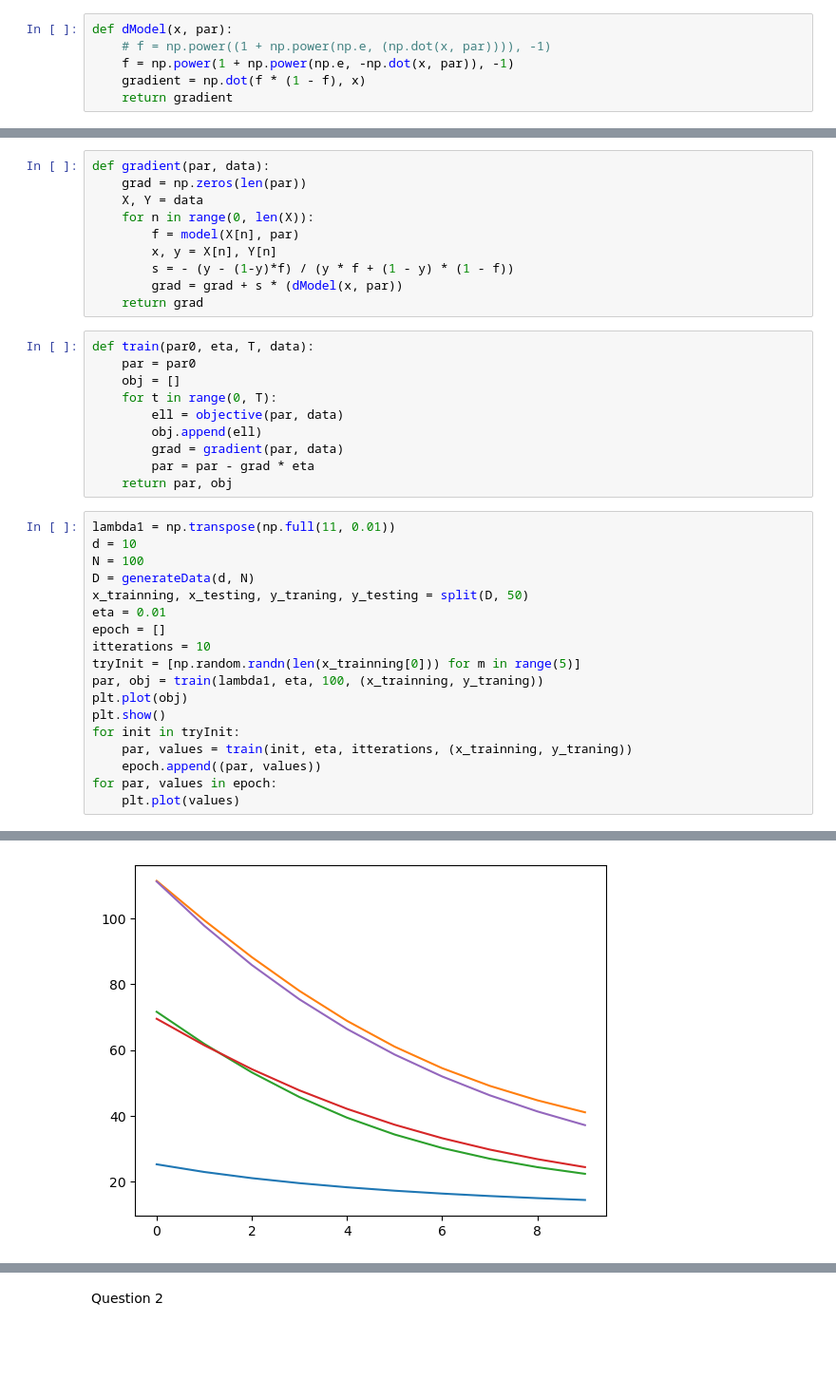
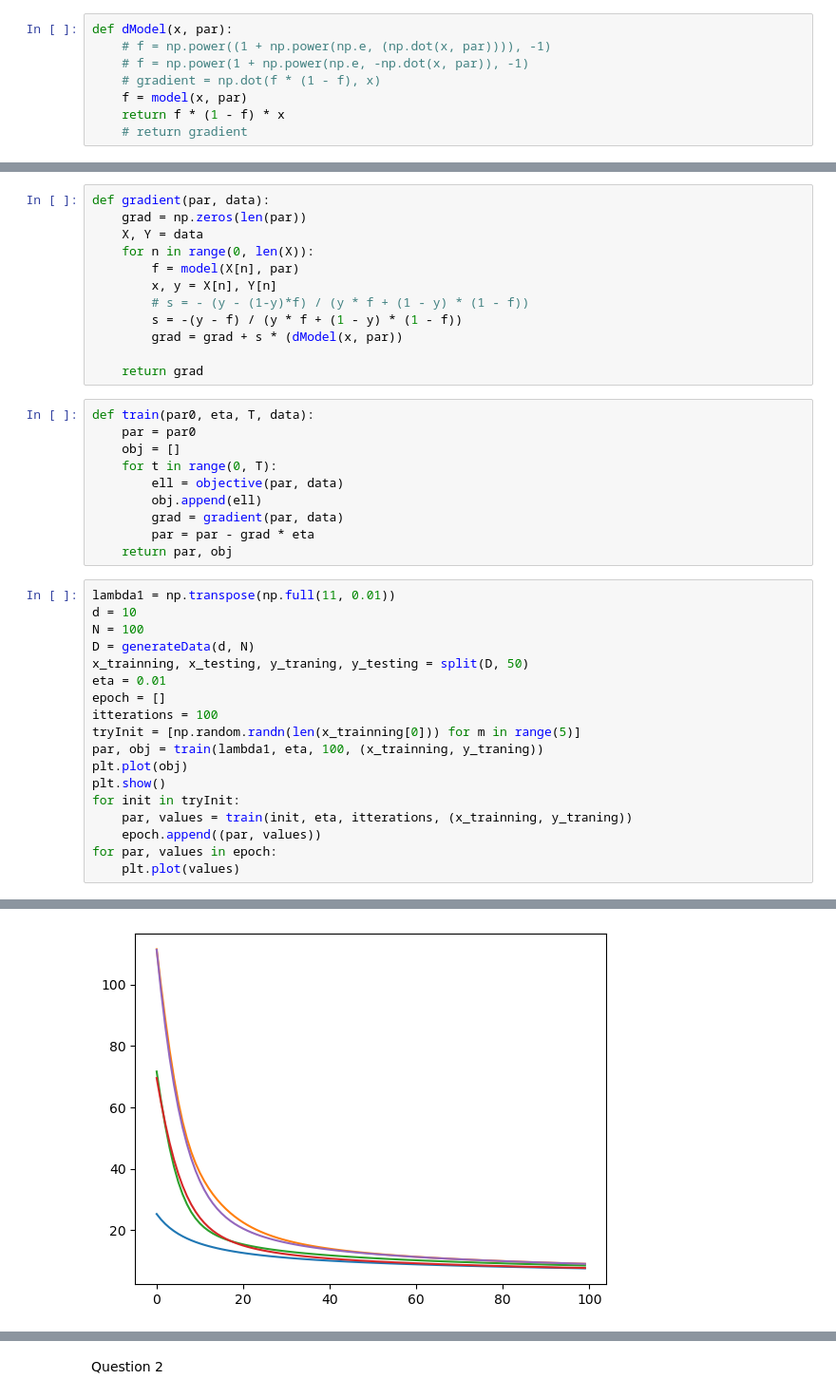
Before and after one commit to hayden000/Data-Analysis, a Jupyter notebook: data.ipynb, the cells around one changed output, grey strips where cells are left out. Shown at 95% size. Saved outputs shown, nothing was run; the diff lists cells and outputs as text; blank space fills up the shorter version.

```diff
--- a/data.ipynb
+++ b/data.ipynb
@@ -33,9 +33,11 @@ def model(x, par):
 # %%
 def dModel(x, par):
     # f = np.power((1 + np.power(np.e, (np.dot(x, par)))), -1)
-    f = np.power(1 + np.power(np.e, -np.dot(x, par)), -1)
-    gradient = np.dot(f * (1 - f), x)
-    return gradient
+    # f = np.power(1 + np.power(np.e, -np.dot(x, par)), -1)
+    # gradient = np.dot(f * (1 - f), x)
+    f = model(x, par)
+    return f * (1 - f) * x
+    # return gradient
 # %%
 def objective(par, data):
     ell = 0
@@ -56,8 +58,10 @@ def gradient(par, data):
     for n in range(0, len(X)):
         f = model(X[n], par)
         x, y = X[n], Y[n]
-        s = - (y - (1-y)*f) / (y * f + (1 - y) * (1 - f))
+        # s = - (y - (1-y)*f) / (y * f + (1 - y) * (1 - f))
+        s = -(y - f) / (y * f + (1 - y) * (1 - f))
         grad = grad + s * (dModel(x, par))
+
     return grad
 # %%
 def train(par0, eta, T, data):
@@ -77,7 +81,7 @@ D = generateData(d, N)
 x_trainning, x_testing, y_traning, y_testing = split(D, 50)
 eta = 0.01
 epoch = []
-itterations = 10
+itterations = 100
 tryInit = [np.random.randn(len(x_trainning[0])) for m in range(5)]
 par, obj = train(lambda1, eta, 100, (x_trainning, y_traning))
 plt.plot(obj)
@@ -92,4 +96,4 @@ for par, values in epoch:
-[figure, old version]
+[figure, new version]
 # %%
 def ER(par, data):
     ER = 0
```
Also changed, not shown: parts of 7 cells of this notebook.
